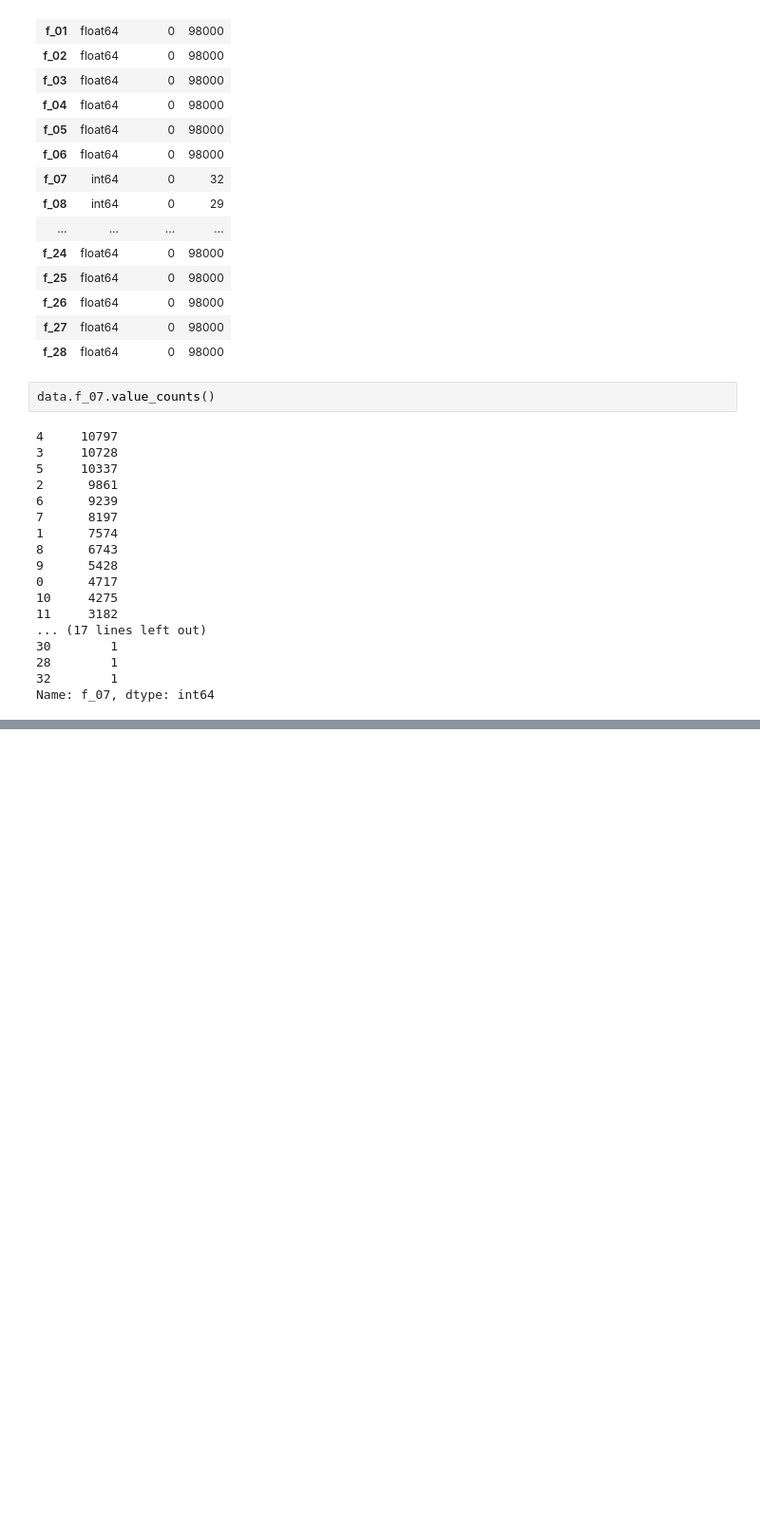
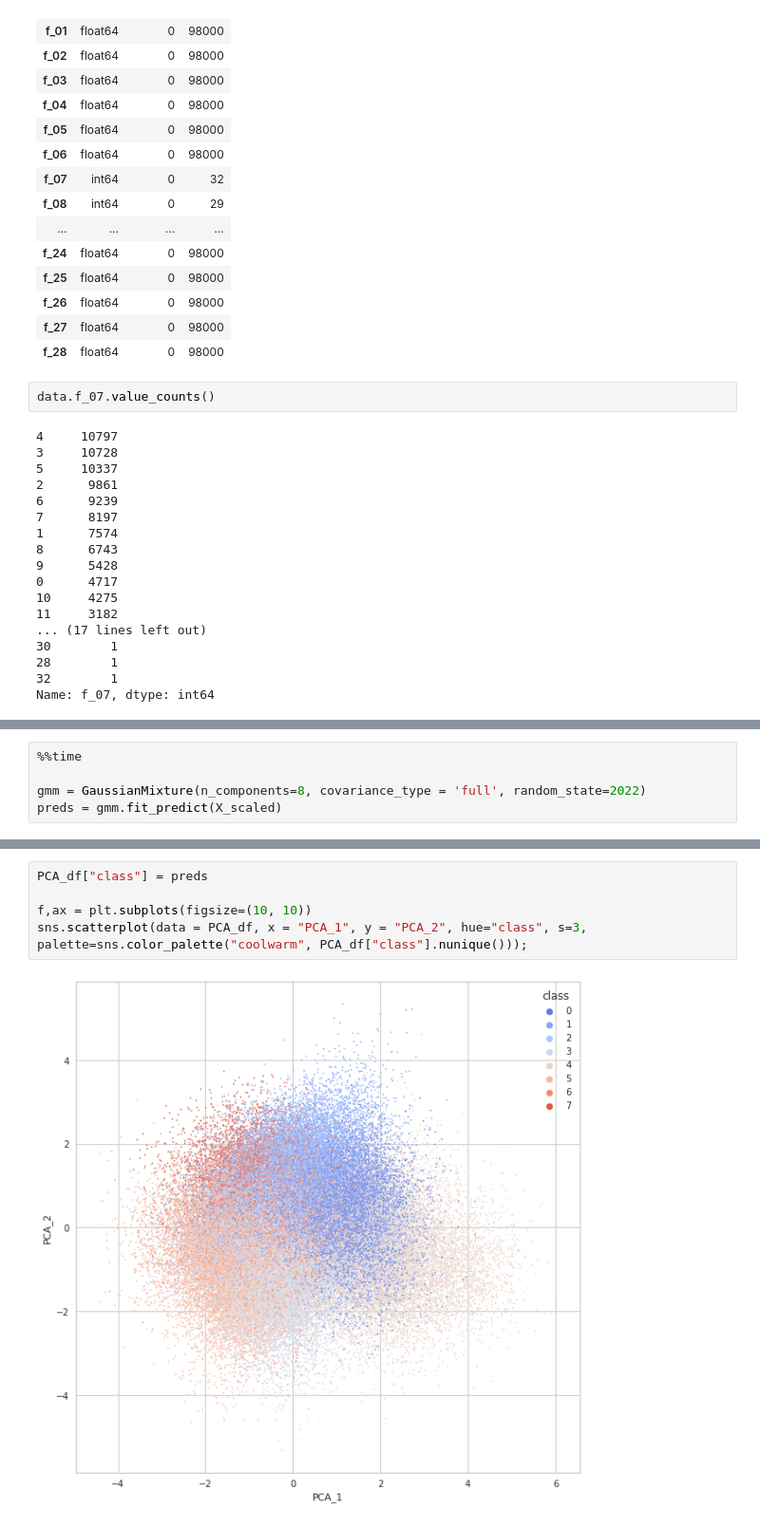
Before and after one commit to nsu1210/Kaggle, a Jupyter notebook: tps-july2022-cluster.ipynb, the cells around one changed output, grey strips where cells are left out. Shown at 95% size. Cells and saved outputs as stored; diff of their text form; blank space fills up the shorter version.

```diff
--- a/tps-july2022-cluster.ipynb
+++ b/tps-july2022-cluster.ipynb
@@ -93,0 +158,5 @@ plt.show()
+# %%
+%%time
+
+gmm = GaussianMixture(n_components=8, covariance_type = 'full', random_state=2022)
+preds = gmm.fit_predict(X_scaled)
@@ -93,0 +166,7 @@ plt.show()
+# %%
+PCA_df["class"] = preds
+
+f,ax = plt.subplots(figsize=(10, 10))
+sns.scatterplot(data = PCA_df, x = "PCA_1", y = "PCA_2", hue="class", s=3, palette=sns.color_palette("coolwarm", PCA_df["class"].nunique()));
+# %% [output]
+[figure, added]
```
Also changed, not shown: parts of 15 cells of this notebook.
